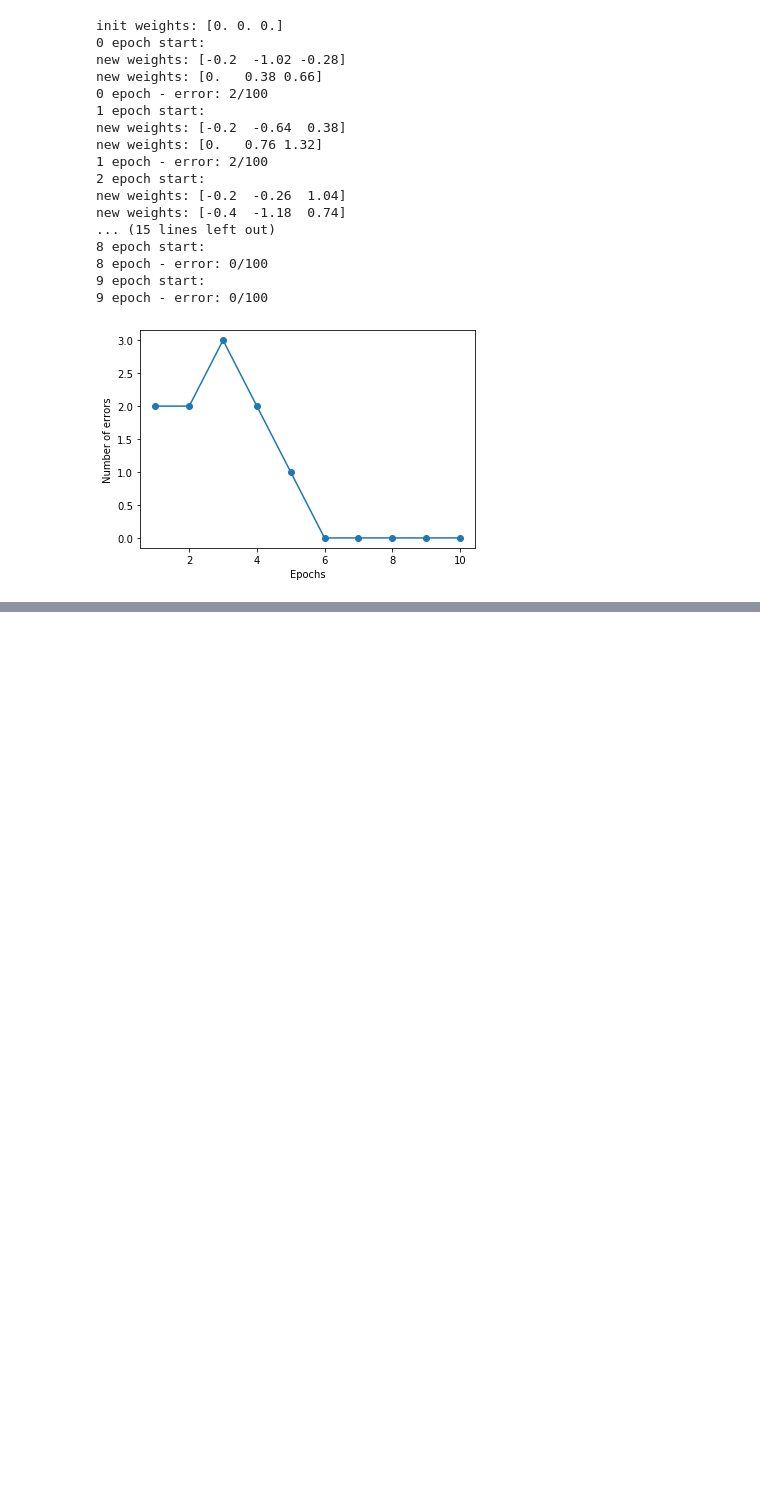
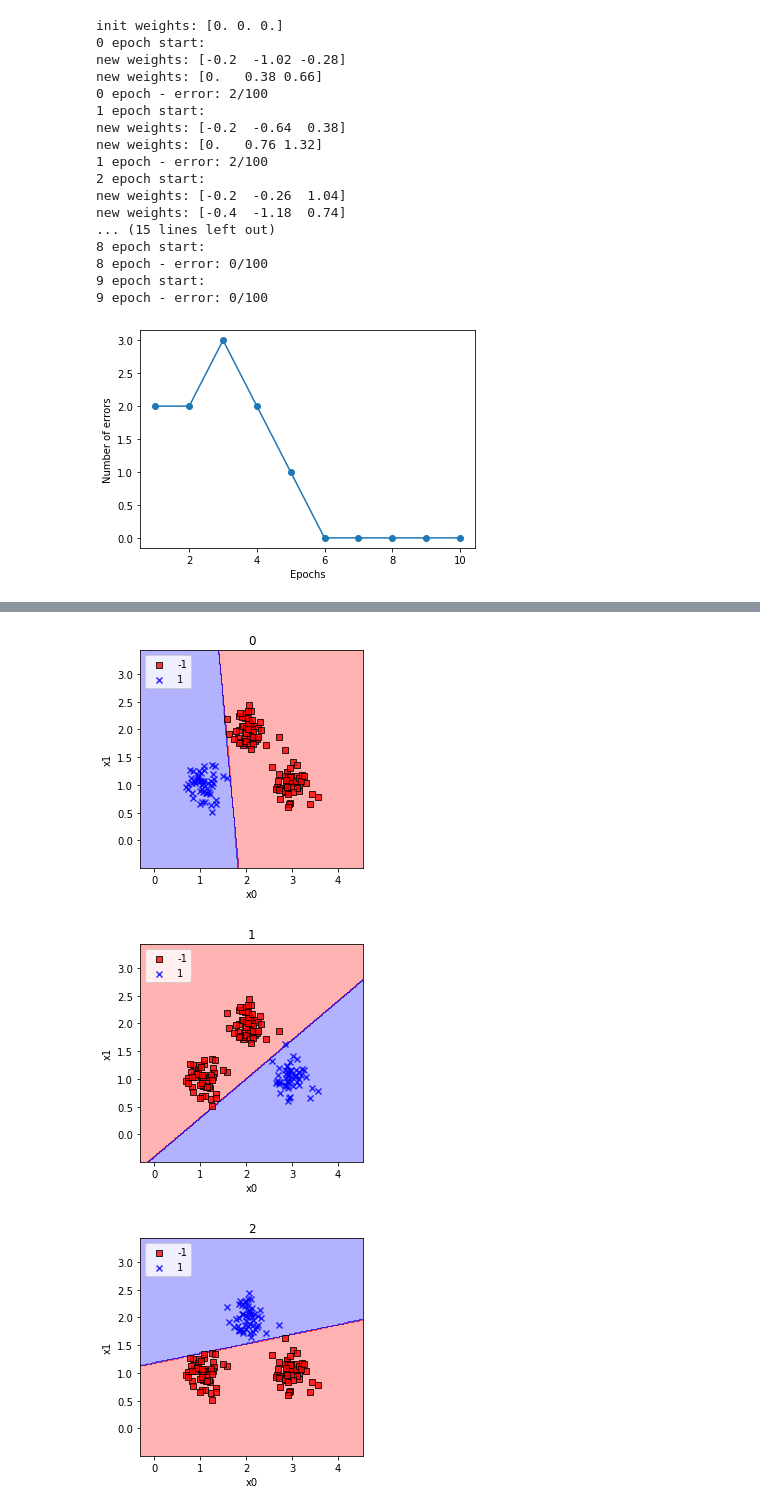
Before and after one commit to canlion/ml_study, a Jupyter notebook: 0.perceptron.ipynb, the cells around one changed output, grey strips where cells are left out. Saved outputs shown, nothing was run; the diff lists cells and outputs as text; code cells hidden in the pictures; blank space fills up the shorter version.

```diff
--- a/0.perceptron.ipynb
+++ b/0.perceptron.ipynb
@@ -123,0 +200,33 @@ plot_decision_regions(X, y, perceptron)
+# %%
+def plot_decision_regions(X, y, classifier, resolution=.02):
+    markers = ('s', 'x', 'o')
+    colors = ('red', 'blue', 'lightgreen')
+    cmap = ListedColormap(colors[:len(np.unique(y))])
+
+    x1_min, x1_max = X[:, 0].min() - 1, X[:, 0].max() + 1
+    x2_min, x2_max = X[:, 1].min() - 1, X[:, 1].max() + 1
+    xx1, xx2 = np.meshgrid(np.arange(x1_min, x1_max, resolution),
+                           np.arange(x2_min, x2_max, resolution))
+    Z = classifier.forward(np.array([xx1.flatten(), xx2.flatten()]).T)
+    Z = Z.reshape(xx1.shape)
+    plt.contourf(xx1, xx2, Z, alpha=.3, cmap=cmap)
+    plt.xlim(xx1.min(), xx1.max())
+    plt.ylim(xx2.min(), xx2.max())
+
+    for idx, cl in enumerate(np.unique(y)):
+        cl_sample = X[y==cl]
+        plt.scatter(x=cl_sample[..., 0], y=cl_sample[..., 1], alpha=.8, c=colors[idx], marker=markers[idx], label=cl, edgecolor='black')
+
+    plt.xlabel('x0')
+    plt.ylabel('x1')
+    plt.legend(loc='upper left')
+    plt.show()
+# %%
+for i in range(3):
+    plt.figure(figsize=(4, 4))
+    plt.title(str(i))
+    plot_decision_regions(X, np.where(y==i, 1, -1), perceptron_dict[i])
+# %% [output]
+[figure, added]
+[figure, added]
+[figure, added]
```
Also changed, not shown: parts of 12 cells of this notebook.
